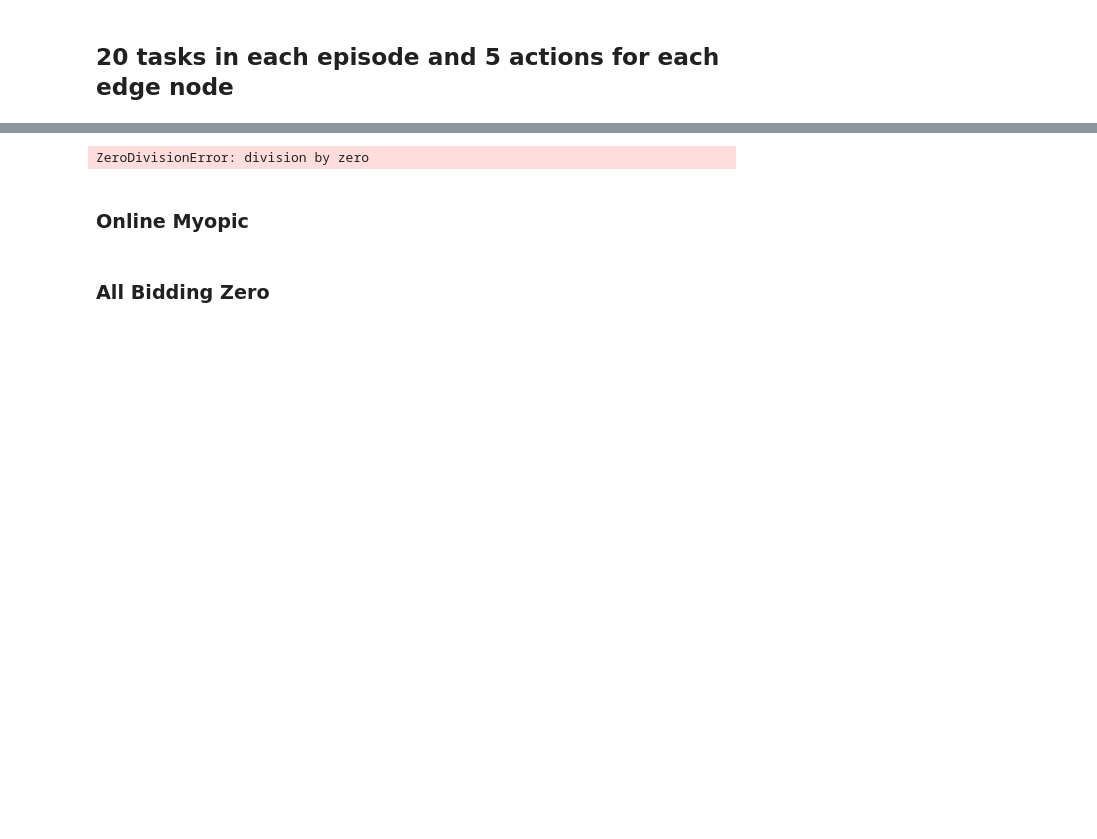
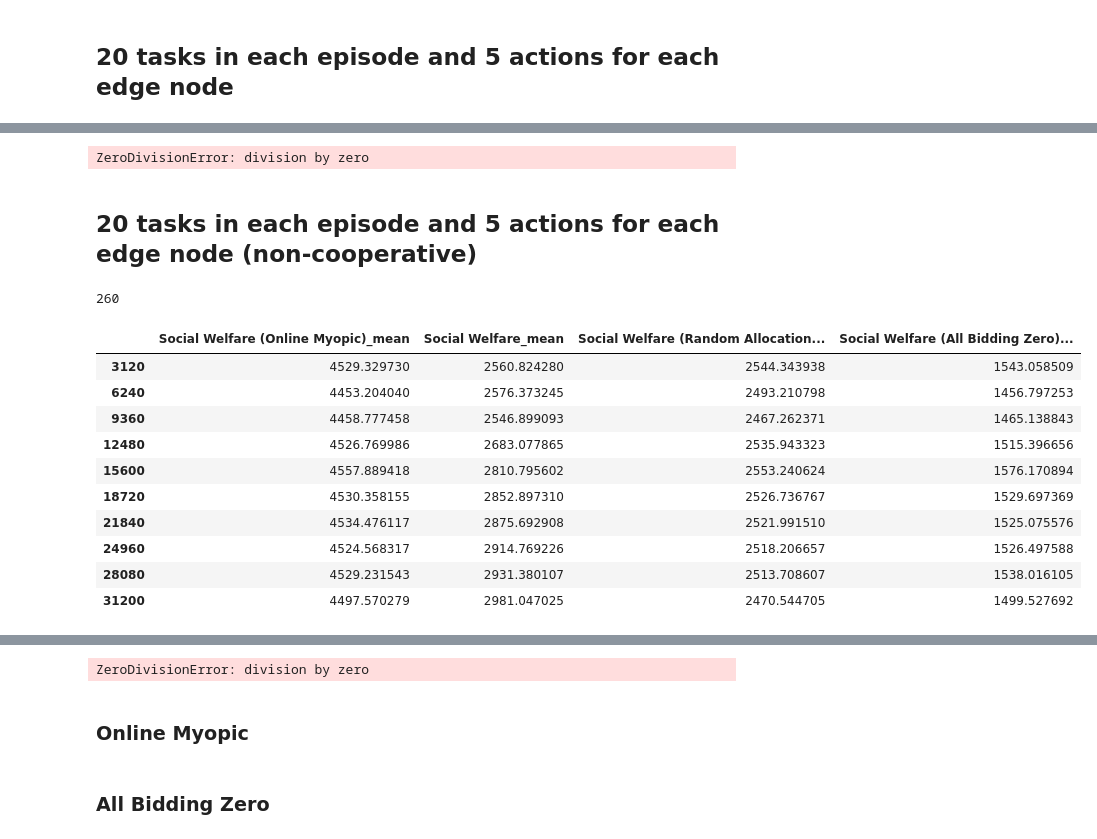
Before and after one commit to fb1n15/edge-cloud-resource-allocation-using-MARL, a Jupyter notebook: src/jupyter_notebooks/Analysis_of_results.ipynb, the cells around one changed output, grey strips where cells are left out. Drawn from its saved outputs; the diff is of its cells as text; code cells hidden in the pictures; blank space fills up the shorter version.

```diff
--- a/src/jupyter_notebooks/Analysis_of_results.ipynb
+++ b/src/jupyter_notebooks/Analysis_of_results.ipynb
@@ -70,0 +122,6 @@ df_results.head()
+# %%
+1/0
+# %% [output]
+ZeroDivisionError: division by zero
+# %% [markdown]
+## 20 tasks in each episode and 5 actions for each edge node (non-cooperative)
@@ -71,3 +136,51 @@ df_results.head()
+# %%
+# read results in .json files
+import json
+
+hyperparamter_string = '2021-11-10'
+
+df_results = pd.DataFrame()
+results = []
+for folder in dir_list:
+    file_path = f'{path}/{folder}/result.json'
+    if hyperparamter_string not in file_path:  # only consider the specific hyperparameters combination
+        continue
+    if not os.path.isfile(file_path):  # jump over useless paths
+        continue
+    # load data using Python JSON module
+#     print(file_path)
+    with open(file_path) as f:
+        # json.loads (and json.load) does not decode multiple json object. So load each line at a time.
+        # https://stackoverflow.com/a/29312618/7060068
+        for line in f:
+            data = json.loads(line)
+#             print(data)
+#             break
+            data_row = data['custom_metrics']
+
+    #         df = pd.DataFrame.from_dict(data, index=0)
+            # https://stackoverflow.com/a/17840195/7060068
+            df = pd.DataFrame(data_row, index=[data['timesteps_total']])
+            results.append(df)
+
+df_results = pd.concat(results, axis=0)
+df_results = df_results[['Social Welfare (Online Myopic)_mean', 'Social Welfare_mean',
+                         'Social Welfare (Random Allocation)_mean', 'Social Welfare (All Bidding Zero)_mean']]
+print(len(df_results))
+df_results.head(10)
+# %% [output]
+260
+|  | Social Welfare (Online Myopic)_mean | Social Welfare_mean | Social Welfare (Random Allocation... | Social Welfare (All Bidding Zero)... |
+| 3120 | 4529.329730 | 2560.824280 | 2544.343938 | 1543.058509 |
+| 6240 | 4453.204040 | 2576.373245 | 2493.210798 | 1456.797253 |
+| 9360 | 4458.777458 | 2546.899093 | 2467.262371 | 1465.138843 |
+| 12480 | 4526.769986 | 2683.077865 | 2535.943323 | 1515.396656 |
+| 15600 | 4557.889418 | 2810.795602 | 2553.240624 | 1576.170894 |
+| 18720 | 4530.358155 | 2852.897310 | 2526.736767 | 1529.697369 |
+| 21840 | 4534.476117 | 2875.692908 | 2521.991510 | 1525.075576 |
+| 24960 | 4524.568317 | 2914.769226 | 2518.206657 | 1526.497588 |
+| 28080 | 4529.231543 | 2931.380107 | 2513.708607 | 1538.016105 |
+| 31200 | 4497.570279 | 2981.047025 | 2470.544705 | 1499.527692 |
 # %%
 # make the number of timesteps as a new column
 # https://pandas.pydata.org/docs/reference/api/pandas.DataFrame.reset_index.html
```
Also changed, not shown: parts of 12 cells of this notebook, 14 other files.
